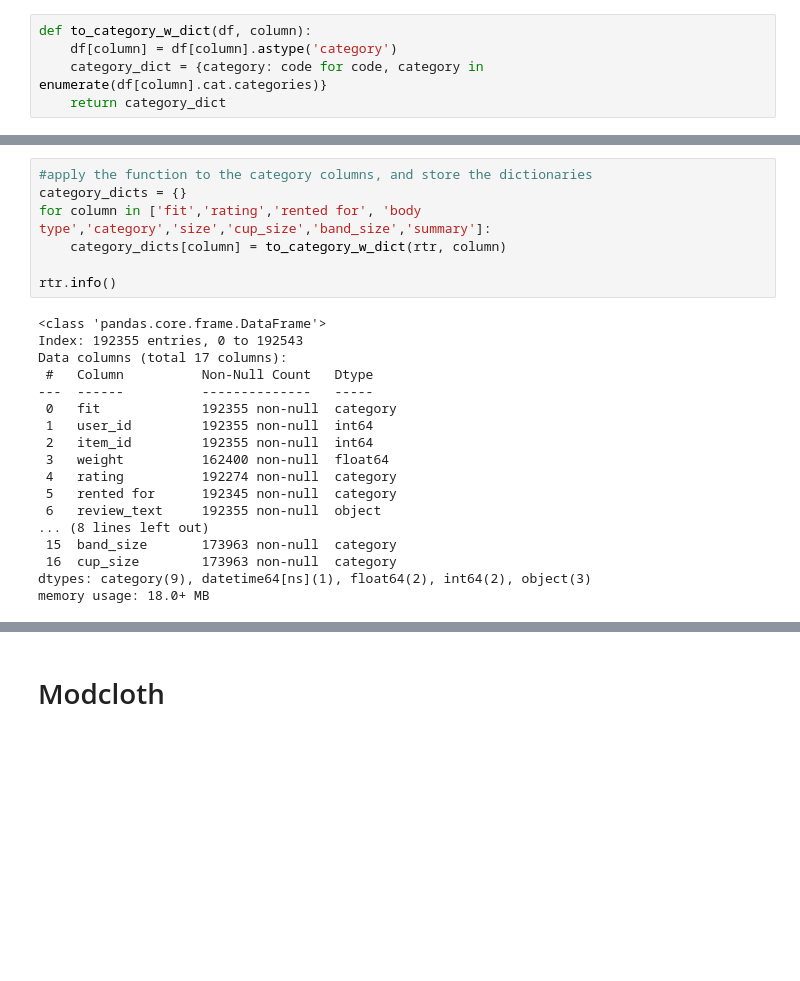
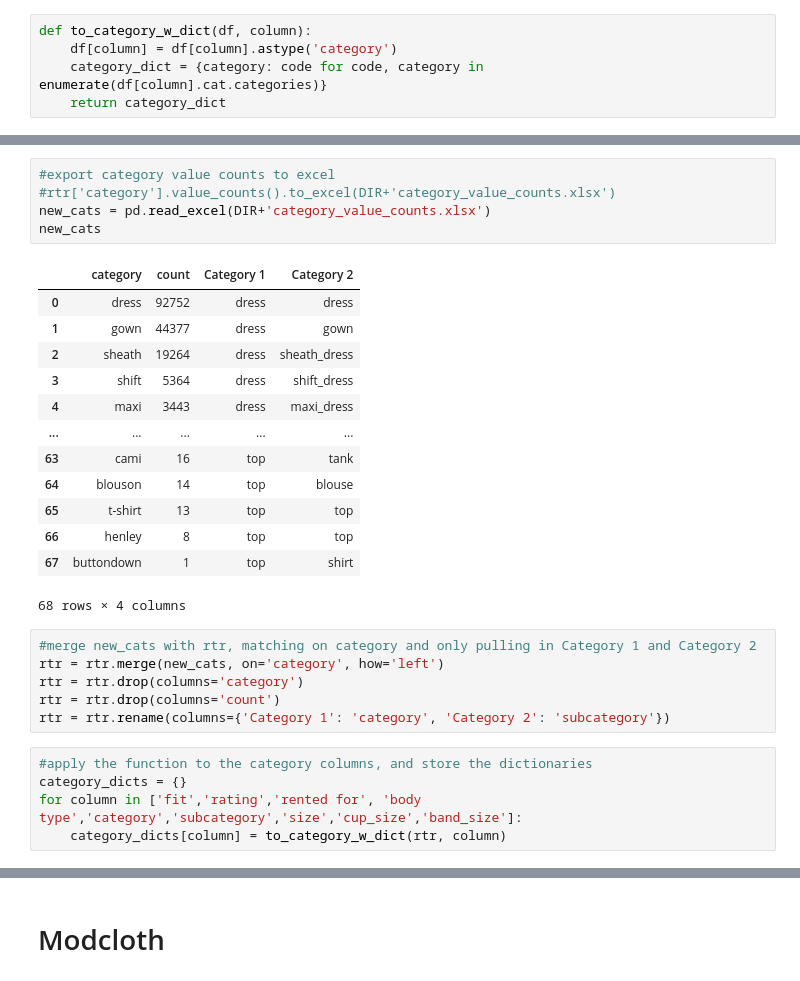
Before and after one commit to jesseAvgonzsmi/vanity_sizing_project, a Jupyter notebook: data_cleaning.ipynb, the cells around one changed output, grey strips where cells are left out. Saved outputs shown, nothing was run; the diff lists cells and outputs as text; blank space fills up the shorter version.

```diff
--- a/data_cleaning.ipynb
+++ b/data_cleaning.ipynb
@@ -293,28 +311,33 @@ def to_category_w_dict(df, column):
+# %%
+#export category value counts to excel
+#rtr['category'].value_counts().to_excel(DIR+'category_value_counts.xlsx')
+new_cats = pd.read_excel(DIR+'category_value_counts.xlsx')
+new_cats
+# %% [output]
+|  | category | count | Category 1 | Category 2 |
+| 0 | dress | 92752 | dress | dress |
+| 1 | gown | 44377 | dress | gown |
+| 2 | sheath | 19264 | dress | sheath_dress |
+| 3 | shift | 5364 | dress | shift_dress |
+| 4 | maxi | 3443 | dress | maxi_dress |
+| ... | ... | ... | ... | ... |
+| 63 | cami | 16 | top | tank |
+| 64 | blouson | 14 | top | blouse |
+| 65 | t-shirt | 13 | top | top |
+| 66 | henley | 8 | top | top |
+| 67 | buttondown | 1 | top | shirt |
+68 rows × 4 columns
+# %%
+#merge new_cats with rtr, matching on category and only pulling in Category 1 and Category 2
+rtr = rtr.merge(new_cats, on='category', how='left')
+rtr = rtr.drop(columns='category')
+rtr = rtr.drop(columns='count')
+rtr = rtr.rename(columns={'Category 1': 'category', 'Category 2': 'subcategory'})
 # %%
 #apply the function to the category columns, and store the dictionaries
 category_dicts = {}
-for column in ['fit','rating','rented for', 'body type','category','size','cup_size','band_size','summary']:
+for column in ['fit','rating','rented for', 'body type','category','subcategory','size','cup_size','band_size']:
     category_dicts[column] = to_category_w_dict(rtr, column)
-
-rtr.info()
-# %% [output]
-<class 'pandas.core.frame.DataFrame'>
-Index: 192355 entries, 0 to 192543
-Data columns (total 17 columns):
- #   Column          Non-Null Count   Dtype
----  ------          --------------   -----
- 0   fit             192355 non-null  category
- 1   user_id         192355 non-null  int64
- 2   item_id         192355 non-null  int64
- 3   weight          162400 non-null  float64
- 4   rating          192274 non-null  category
- 5   rented for      192345 non-null  category
- 6   review_text     192355 non-null  object
-... (8 lines left out)
- 15  band_size       173963 non-null  category
- 16  cup_size        173963 non-null  category
-dtypes: category(9), datetime64[ns](1), float64(2), int64(2), object(3)
-memory usage: 18.0+ MB
 # %%
 category_dicts
 # %% [output]
```
Also changed, not shown: parts of 14 cells of this notebook, 2 other files.
